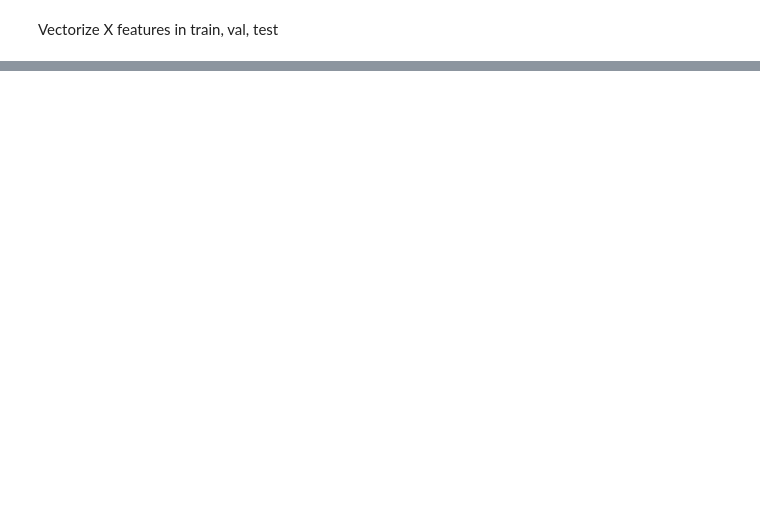
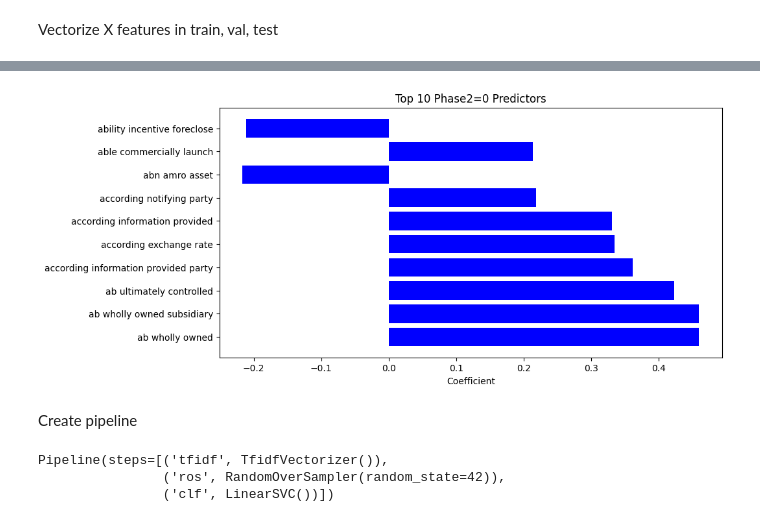
Before and after one commit to adellegia/predicting-merger-decision-outcomes, a Jupyter notebook: src/python/notebook/baseline_model.ipynb, the cells around one changed output, grey strips where cells are left out. Cells and saved outputs as stored; diff of their text form; code cells hidden in the pictures; blank space fills up the shorter version.

```diff
--- a/src/python/notebook/baseline_model.ipynb
+++ b/src/python/notebook/baseline_model.ipynb
@@ -103,7 +132,7 @@ Name: case_num, dtype: int64
 # %%
 # Separate the data into features (text) and labels (phase and section_fin)
 X = df1['text_clean']
-y = df1[['phase2', 'section_fin']]
+y = df1[['phase2', 'article_new', 'section_fin']]
 case_num = df1['case_num']
 
 # Define the number of splits and the test size
@@ -267,0 +355,18 @@ df_resampled = pd.DataFrame({'text_clean': X_resampled, 'phase': y_resampled})
+# %%
+# Get the top 10 coefficients for phase2=0
+top_coef_0 = sorted([(k, v) for k, v in coef_dict_phase2_0.items()], key=lambda x: abs(x[1]), reverse=True)[:10]
+
+# Extract the feature names and coefficients for phase2=0
+features_0, coefs_0 = zip(*top_coef_0)
+
+# Create a horizontal bar chart for the top 10 coefficients for phase2=0
+plt.figure(figsize=(10, 5))
+plt.barh(range(len(coefs_0)), coefs_0, align='center', color='blue')
+plt.yticks(range(len(features_0)), features_0)
+plt.xlabel('Coefficient')
+plt.title('Top 10 Phase2=0 Predictors')
+plt.show()
+# %% [output]
+[figure, added]
+# %% [markdown]
+Create pipeline
@@ -267,0 +385,6 @@ df_resampled = pd.DataFrame({'text_clean': X_resampled, 'phase': y_resampled})
+# %%
+pipeline.fit(X_train, y_train['phase2'])
+# %% [output]
+Pipeline(steps=[('tfidf', TfidfVectorizer()),
+                ('ros', RandomOverSampler(random_state=42)),
+                ('clf', LinearSVC())])
```
Also changed, not shown: parts of 33 cells of this notebook.
